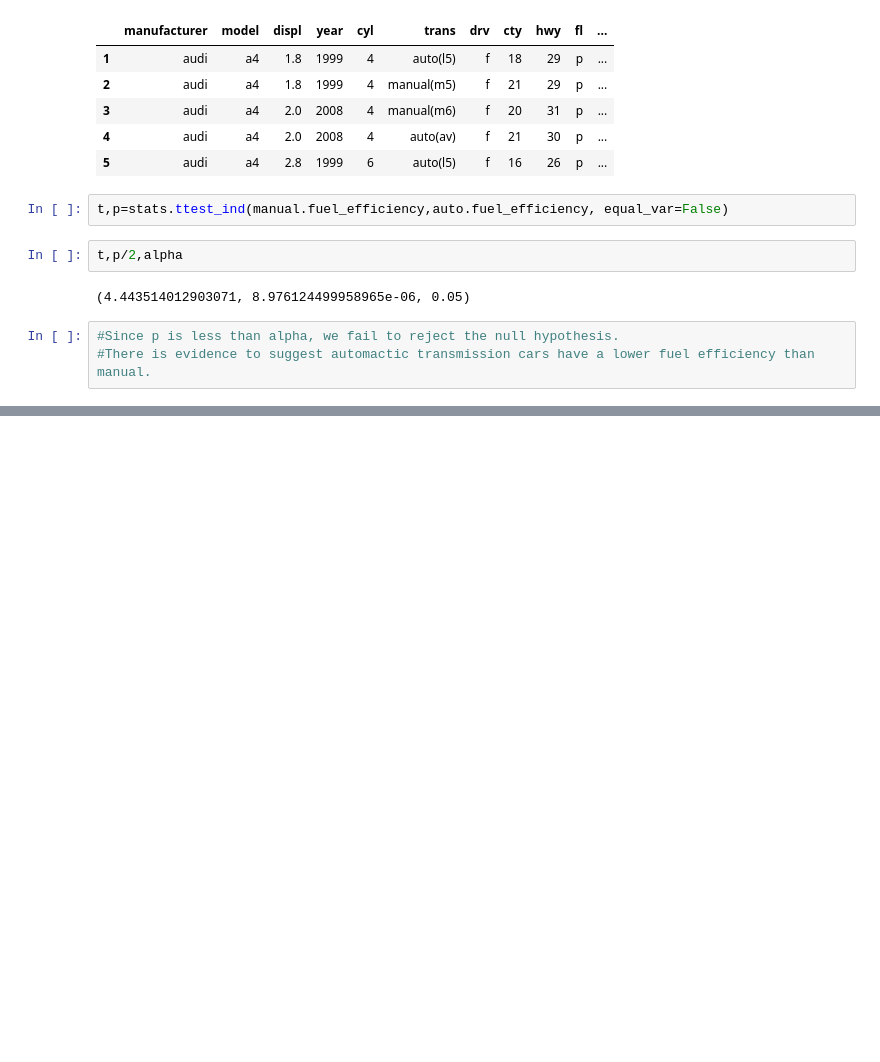
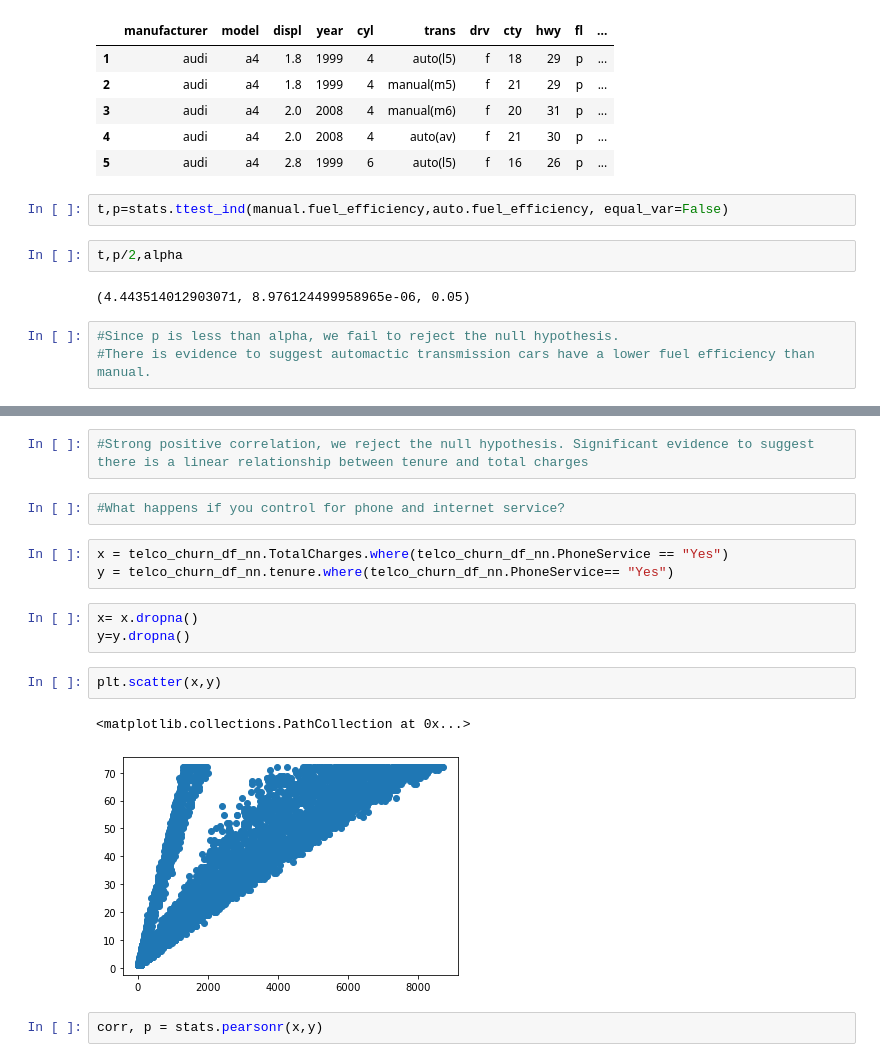
Before and after one commit to annah-vu/statistics-exercises, a Jupyter notebook: hypothesis_testing.ipynb, the cells around one changed output, grey strips where cells are left out. Cells and saved outputs as stored; diff of their text form; blank space fills up the shorter version.

Commit message:
correlation exercises

```diff
--- a/hypothesis_testing.ipynb
+++ b/hypothesis_testing.ipynb
@@ -279,0 +351,17 @@ t,p/2,alpha
+# %%
+#Strong positive correlation, we reject the null hypothesis. Significant evidence to suggest there is a linear relationship between tenure and total charges
+# %%
+#What happens if you control for phone and internet service?
+# %%
+x = telco_churn_df_nn.TotalCharges.where(telco_churn_df_nn.PhoneService == "Yes")
+y = telco_churn_df_nn.tenure.where(telco_churn_df_nn.PhoneService== "Yes")
+# %%
+x= x.dropna()
+y=y.dropna()
+# %%
+plt.scatter(x,y)
+# %% [output]
+<matplotlib.collections.PathCollection at 0x...>
+[figure, added]
+# %%
+corr, p = stats.pearsonr(x,y)
```
Also changed, not shown: parts of 78 cells of this notebook.
